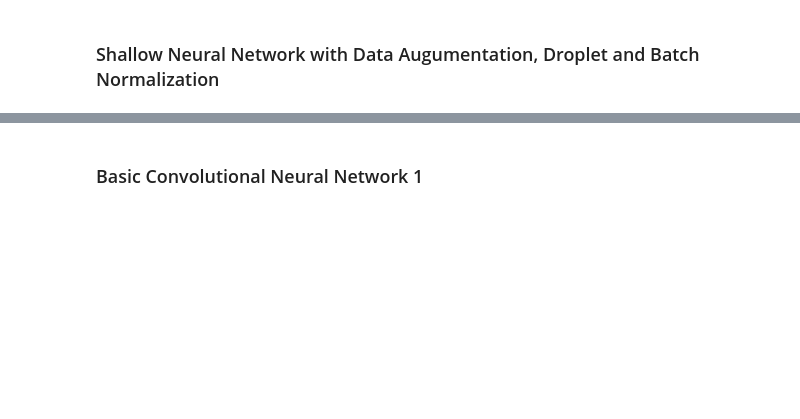
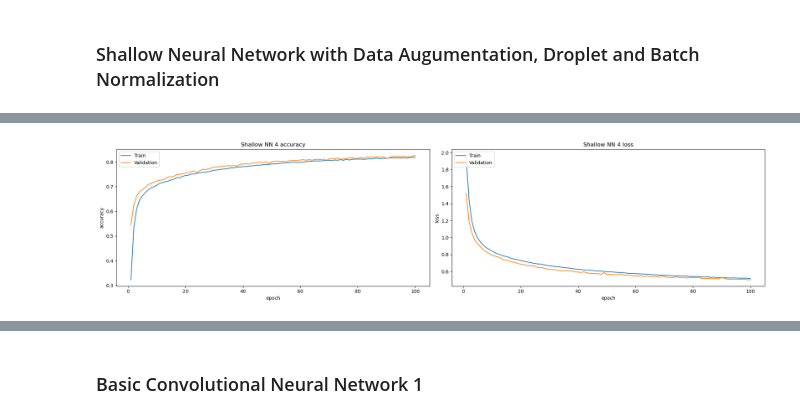
Before and after one commit to buddhathapa12/machine-learning, a Jupyter notebook: neural_network_Assignment3/E923Q669_Assignment3.ipynb, the cells around one changed output, grey strips where cells are left out. Cells and saved outputs as stored; diff of their text form; code cells hidden in the pictures; blank space fills up the shorter version.

Commit message:
Added few new neural network architectures

```diff
--- a/neural_network_Assignment3/E923Q669_Assignment3.ipynb
+++ b/neural_network_Assignment3/E923Q669_Assignment3.ipynb
@@ -425,0 +459,42 @@ weighted avg       0.87      0.87      0.87     10000
+# %%
+data_augumentation = tf.keras.Sequential([
+    #Data Augumentation
+    tf.keras.layers.RandomFlip(mode= "horizontal", seed= seed_value, ),
+    tf.keras.layers.RandomRotation(factor=0.2, seed= seed_value),
+])
+
+# # data_augumentation()
+train_dataset = tf.data.Dataset.from_tensor_slices((train_images_with_channel, y_train))
+
+# Shuffle, augment, batch, and prefetch the training data
+batch_size = 64
+train_dataset1 = (
+    train_dataset
+    .shuffle(buffer_size=1000)  # Shuffle the data
+    .map(lambda x, y: (data_augumentation(x), y), num_parallel_calls=tf.data.AUTOTUNE)  # Apply augmentation
+    .batch(batch_size)  # Batch the data
+    .prefetch(buffer_size=tf.data.AUTOTUNE)  # Prefetch for performance
+)
+# %%
+#Shallow Neural Network Model 4
+
+shallow_nn_model4 = tf.keras.Sequential([
+    #Input
+    tf.keras.layers.Input(shape= (28, 28)),
+
+    #Data Augmentation
+    # data_augumentation,
+
+    tf.keras.layers.Flatten(),
+    tf.keras.layers.Dense(128, activation='relu'),
+
+
+    tf.keras.layers.Dense(128, activation='relu'),
+    tf.keras.layers.Dense(10, activation='softmax')
+])
+
+shallow_nn_model4.compile(optimizer=tf.keras.optimizers.SGD(learning_rate=0.005),
+              loss=tf.keras.losses.CategoricalCrossentropy,
+              metrics=['accuracy'])
+
+shallow_nn4_history = shallow_nn_model4.fit(train_dataset1, epochs=100, validation_data= (X_val, y_val), batch_size= 64)
@@ -425,0 +519,4 @@ weighted avg       0.87      0.87      0.87     10000
+# %%
+PlotTrainAndValidationAccuracyAndLoss(shallow_nn4_history, "Shallow NN 4")
+# %% [output]
+[figure, added]
```
Also changed, not shown: parts of 60 cells of this notebook.
